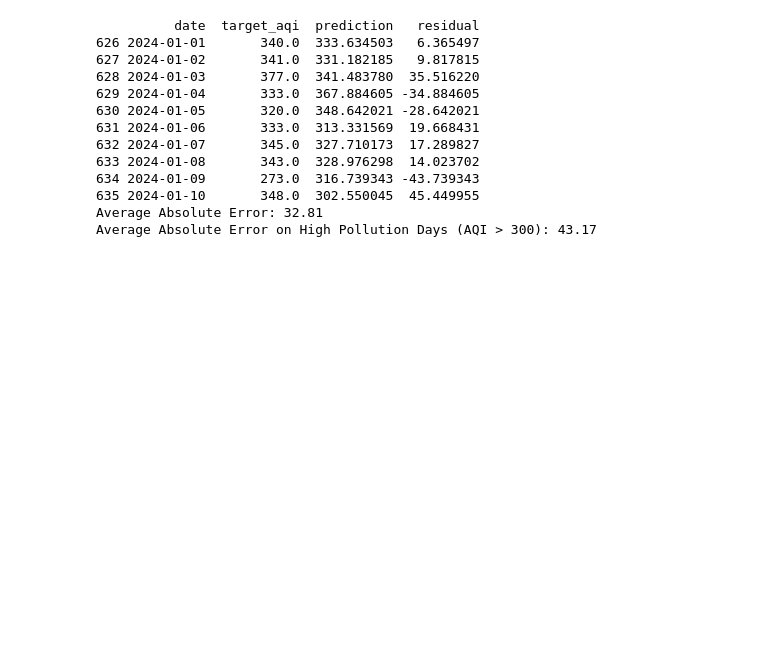
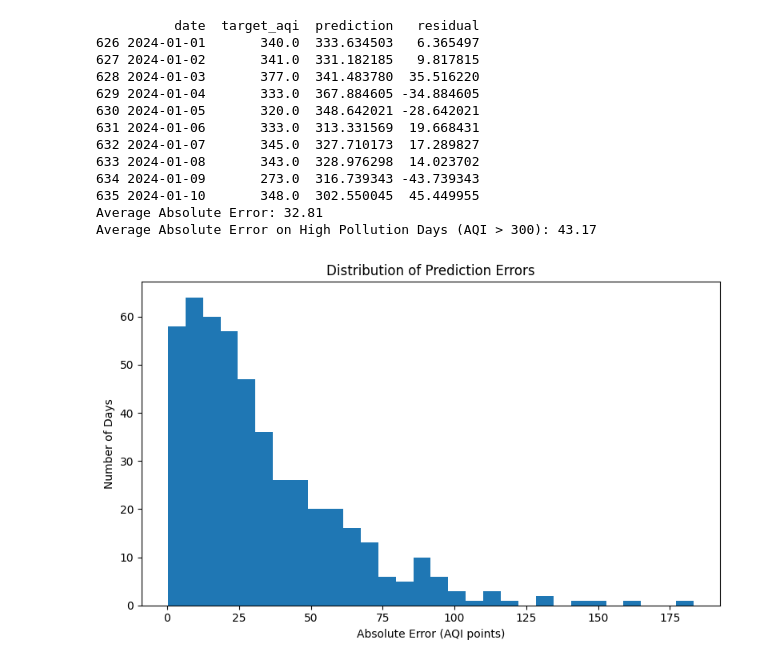
Before and after one commit to Namiiii-sys/Delhi-AQI-Forecast, a Jupyter notebook: notebooks/02_Model-Development.ipynb, the cells around one changed output. Saved outputs shown, nothing was run; the diff lists cells and outputs as text; code cells hidden in the pictures; blank space fills up the shorter version.

Commit message:
Evaluation Visualization

```diff
--- a/notebooks/02_Model-Development.ipynb
+++ b/notebooks/02_Model-Development.ipynb
@@ -251,3 +251,20 @@ print(f"Average Absolute Error on High Pollution Days (AQI > 300): {high_polluti
 635 2024-01-10       348.0  302.550045  45.449955
 Average Absolute Error: 32.81
 Average Absolute Error on High Pollution Days (AQI > 300): 43.17
+# %%
+# VISUALIZATIONS FOR ERROR ANALYSIS
+
+import matplotlib.pyplot as plt
+
+plt.figure(figsize=(8, 5))
+plt.hist(test_df['abs_error'], bins=30)
+
+plt.xlabel('Absolute Error (AQI points)')
+plt.ylabel('Number of Days')
+plt.title('Distribution of Prediction Errors')
+
+plt.tight_layout()
+plt.savefig('../data/outputs/charts/Evaluation/Distribution_of_Prediction_Errors.png')
+plt.show()
+# %% [output]
+[figure, added]
```
Also changed, not shown: parts of 5 cells of this notebook, 18 other files.
